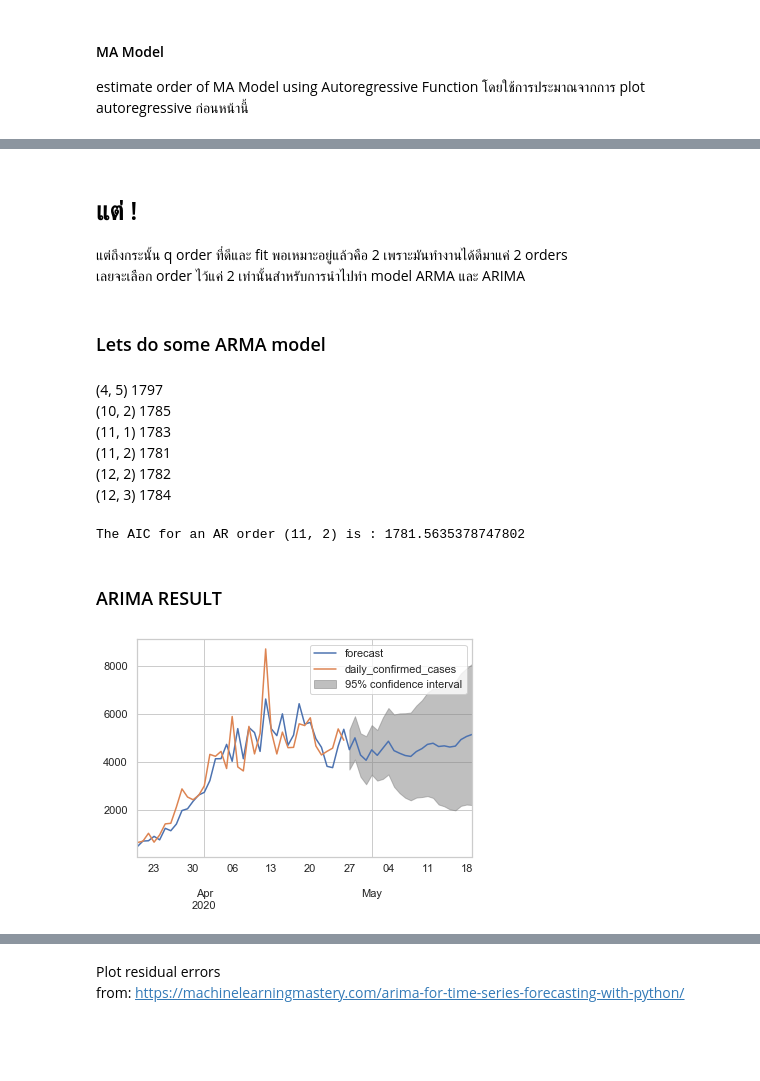
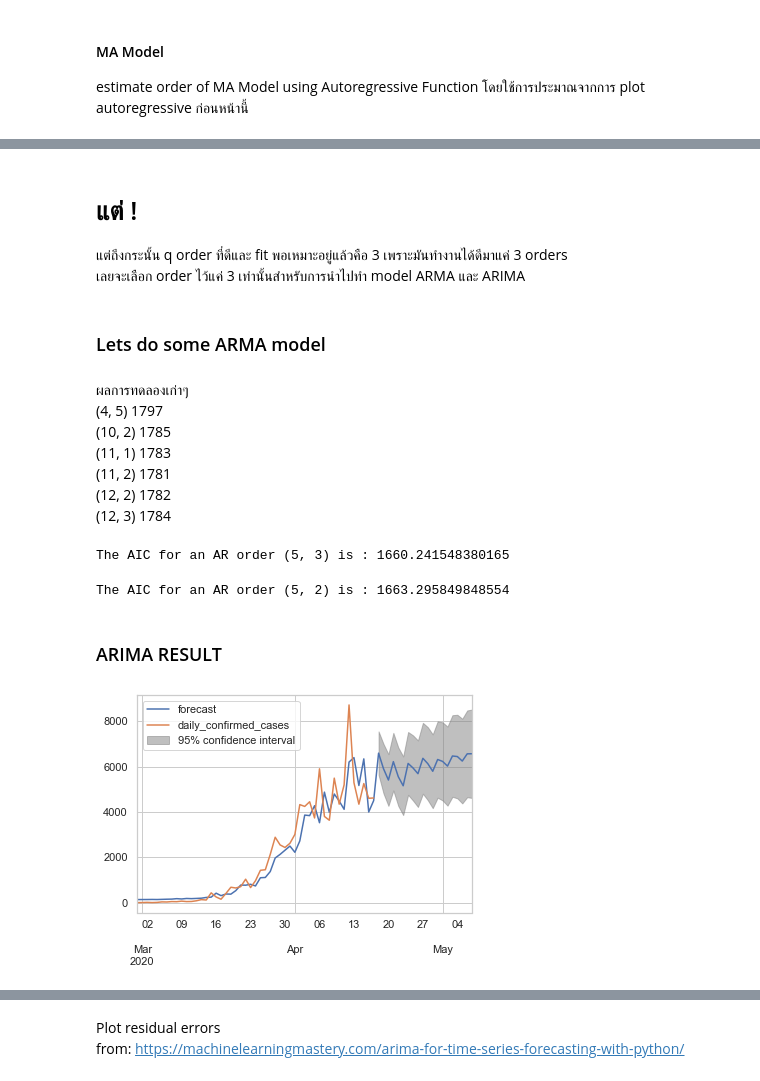
Before and after one commit to kate006naja/MachineLearningClassCode, a Jupyter notebook: project/Task2.ipynb, the cells around one changed output, grey strips where cells are left out. Saved outputs shown, nothing was run; the diff lists cells and outputs as text; code cells hidden in the pictures; blank space fills up the shorter version.

```diff
--- a/project/Task2.ipynb
+++ b/project/Task2.ipynb
@@ -36,7 +40,8 @@ df = pd.read_csv('UK_results-20200503-150942.csv') # from bigquery-public-data.c
 #### Split data into train and test
 # %%
 # df_res is train data
-df_res = df[:118]
+# use a bit more than 4/5 data to train and 1/5 to test
+df_res = df[:109] # First 18
 # df_test is test data
-df_test = df[118:].reset_index(drop = True)
+df_test = df[109:].reset_index(drop = True)
 # %%
@@ -244,9 +243,10 @@ plt.show()
 # %% [markdown]
 # แต่ !
-แต่ถึงกระนั้น q order ที่ดีและ fit พอเหมาะอยู่แล้วคือ 2 เพราะมันทำงานได้ดีมาแค่ 2 orders <br>เลยจะเลือก order ไว้แค่ 2 เท่านั้นสำหรับการนำไปทำ model ARMA และ ARIMA
+แต่ถึงกระนั้น q order ที่ดีและ fit พอเหมาะอยู่แล้วคือ 3 เพราะมันทำงานได้ดีมาแค่ 3 orders <br>เลยจะเลือก order ไว้แค่ 3 เท่านั้นสำหรับการนำไปทำ model ARMA และ ARIMA
 # %% [markdown]
 ### Lets do some ARMA model
 # %% [markdown]
+ผลการทดลองเก่าๆ<br>
 (4, 5) 1797 <br>
 (10, 2) 1785 <br>
 (11, 1) 1783 <br>
@@ -254,21 +254,31 @@ plt.show()
 (12, 2) 1782 <br>
 (12, 3) 1784
 # %%
-mod_arma1 = ARMA(daily_diff, order = (11, 2))
+mod_arma1 = ARMA(daily_diff, order = (5, 3))
 res_arma1 = mod_arma1.fit()
-print(f'The AIC for an AR order (11, 2) is : {res_arma1.aic}')
+print(f'The AIC for an AR order (5, 3) is : {res_arma1.aic}')
 # %% [output]
-The AIC for an AR order (11, 2) is : 1781.5635378747802
+The AIC for an AR order (5, 3) is : 1660.241548380165
+# %%
+por = 5
+qor = 2
+mod_arma1 = ARMA(daily_diff, order = (por, qor))
+res_arma1 = mod_arma1.fit()
+print(f'The AIC for an AR order ({por}, {qor}) is : {res_arma1.aic}')
+# %% [output]
+The AIC for an AR order (5, 2) is : 1663.295849848554
 # %% [markdown]
 ### ARIMA RESULT
+# %%
+df_res = df_res.fillna(0)
 # %%
-model_ari = ARIMA(df_res, order = (11, 1, 2))
+model_ari = ARIMA(df_res, order = (5, 1, 0))
 res_ari = model_ari.fit()
 
-res_ari.plot_predict(start = 80, end = 140)
+res_ari.plot_predict(start = 60, end = 128)
 plt.show()
 # %% [output]
-[figure, old version]
+[figure, new version]
 # %%
 print(res_ari.summary())
 # %% [output]
```
Also changed, not shown: parts of 105 cells of this notebook.
